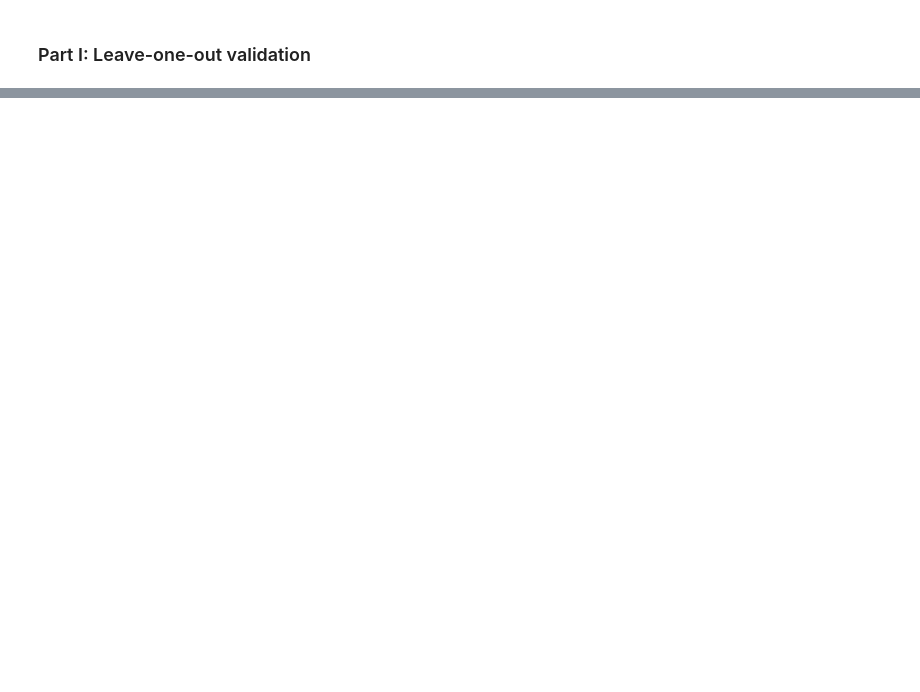
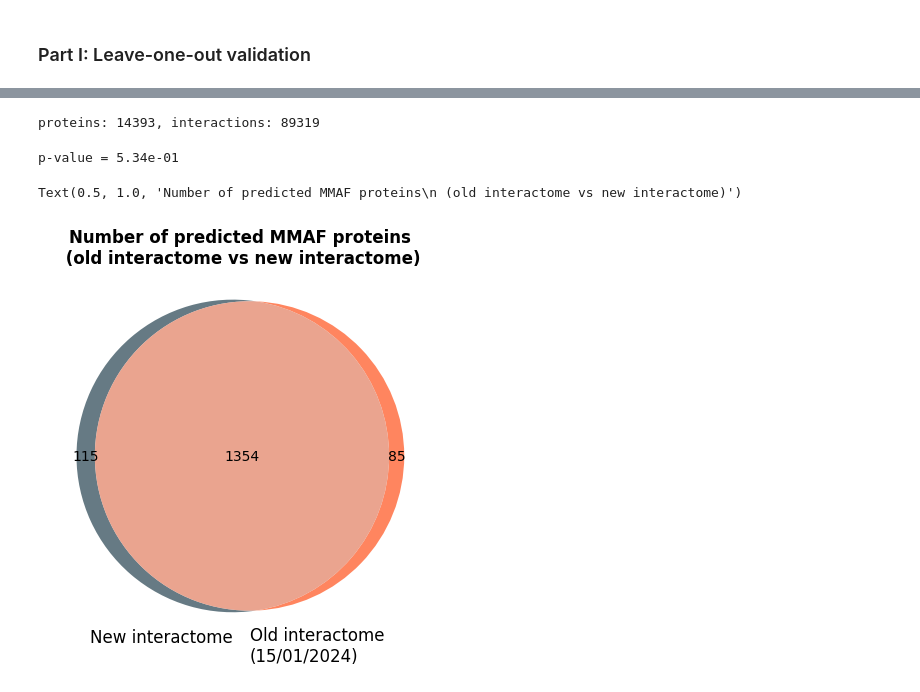
Before and after one commit to jedrzejkubica/GBA-centrality, a Jupyter notebook: dev/validation_GBA_centrality.ipynb, the cells around one changed output, grey strips where cells are left out. Cells and saved outputs as stored; diff of their text form; code cells hidden in the pictures; blank space fills up the shorter version.

```diff
--- a/dev/validation_GBA_centrality.ipynb
+++ b/dev/validation_GBA_centrality.ipynb
@@ -434,0 +348,6 @@ Text(0.5, 1.0, 'The intersection of predicted causal proteins\n in old vs new in
+# %%
+'''Parse the old interactome'''
+interactome_old = utils.parse_interactome(interactome_file=INTERACTOME_OLD_PATH)
+print(f"proteins: {len(interactome_old.nodes())}, interactions: {len(interactome_old.edges())}")
+# %% [output]
+proteins: 14393, interactions: 89319
@@ -434,0 +360,24 @@ Text(0.5, 1.0, 'The intersection of predicted causal proteins\n in old vs new in
+# %%
+'''Get top x% of highest-scoring genes'''
+pred_causal_old, _ = take_top_percent(results_old_sorted, PRED_CAUSAL_DEF)
+# %%
+'''Determine the ovelap between the two lists with a statistical test (Wilcoxon rank-sum) and calculate the p-value'''
+_, p_overlap = scipy.stats.ranksums(pred_causal, pred_causal_old, alternative='two-sided')
+p_overlap = format_pvalue(pvalue=p_overlap)
+print(f"p-value = {p_overlap}")
+# %% [output]
+p-value = 5.34e-01
+# %%
+x1 = len(pred_causal) - len(intersection(pred_causal, pred_causal_old))
+x2 = len(pred_causal_old) - len(intersection(pred_causal, pred_causal_old))
+x3 =  len(intersection(pred_causal, pred_causal_old))
+
+matplotlib_venn.venn2([x1, x2, x3],
+                      set_labels=("New interactome", "Old interactome\n(15/01/2024)"),
+                      set_colors=("#4B636E", "#FF7043"), alpha=0.85)
+matplotlib.pyplot.title(f"Number of predicted {PHENOTYPE} proteins\n (old interactome vs new interactome)",
+                        weight='bold',
+                        fontsize=12)
+# %% [output]
+Text(0.5, 1.0, 'Number of predicted MMAF proteins\n (old interactome vs new interactome)')
+[figure, added]
```
Also changed, not shown: parts of 50 cells of this notebook.
